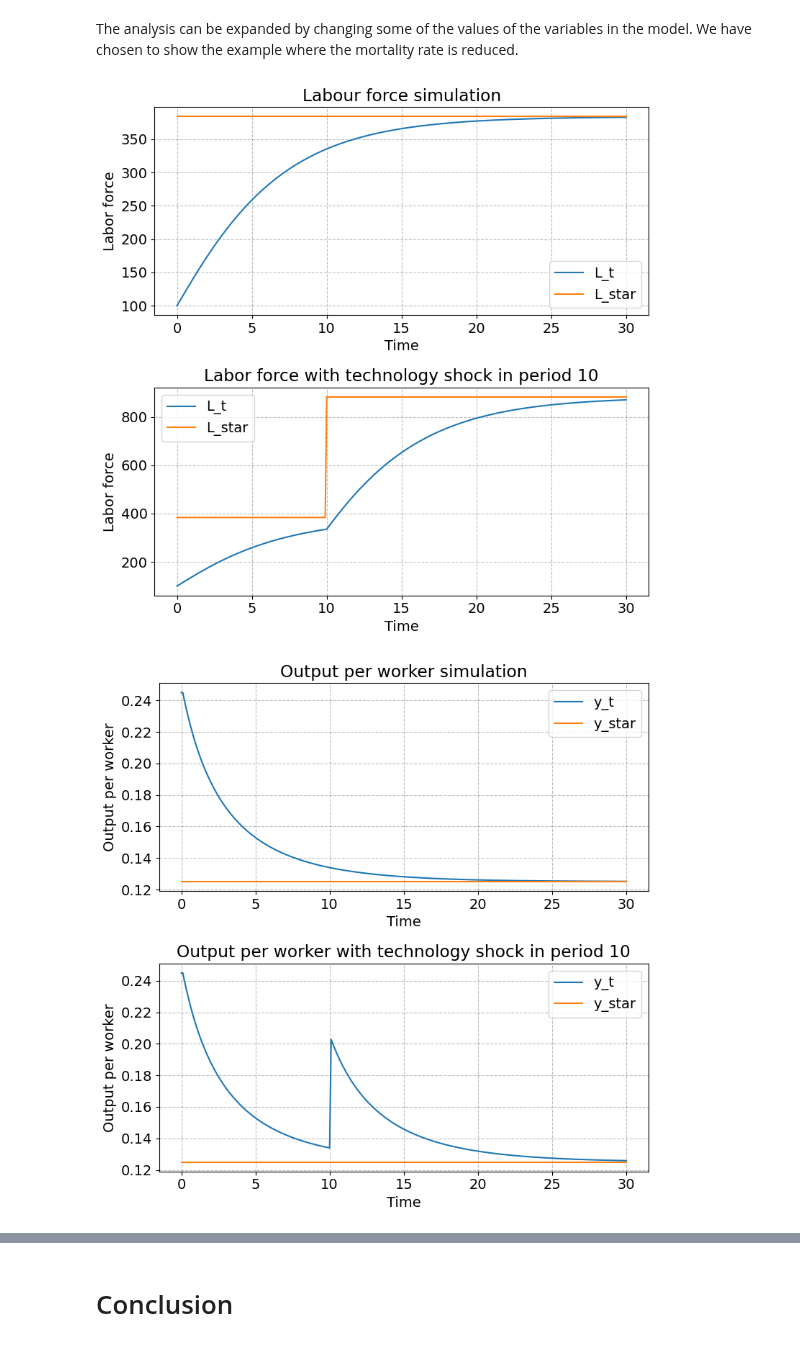
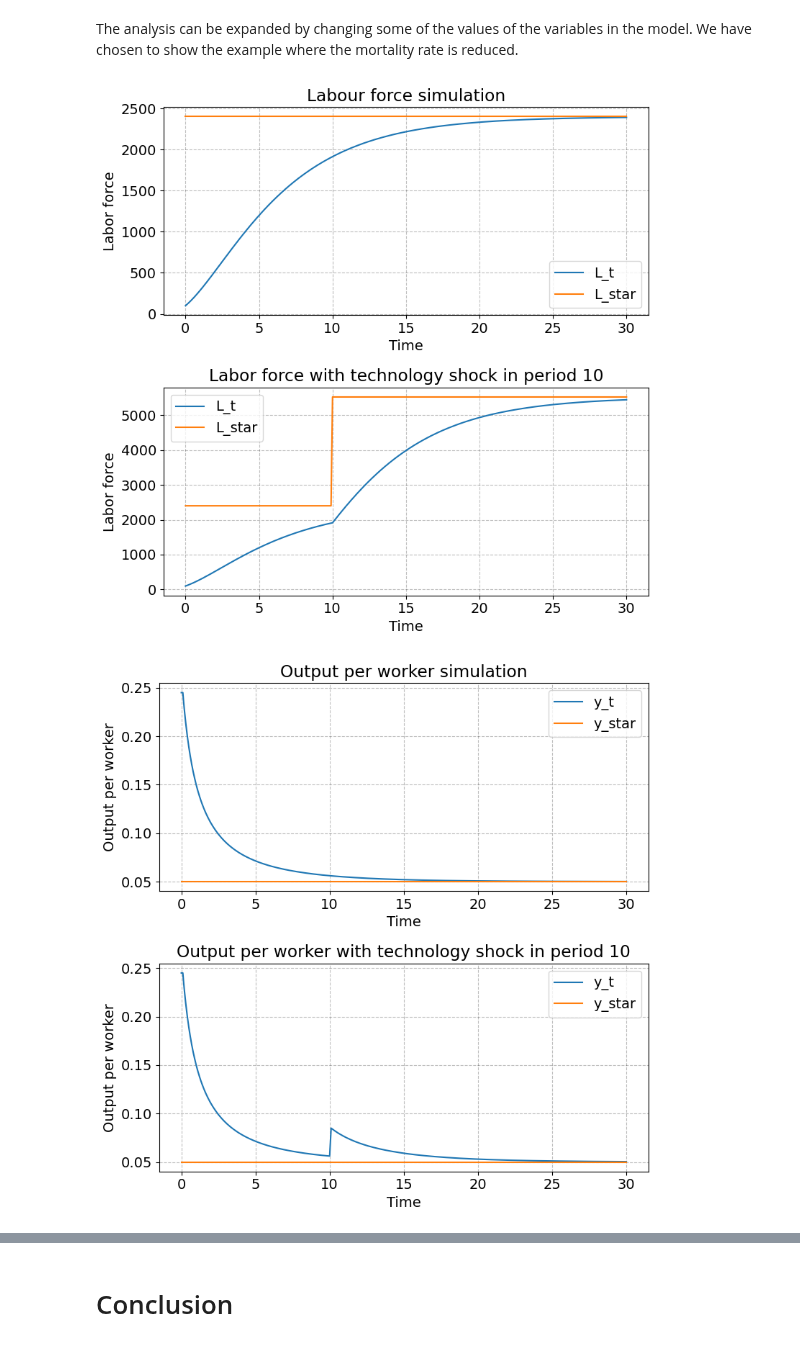
Before and after one commit to NumEconCopenhagen/projects-2023-mmj, a Jupyter notebook: modelproject/modelproject.ipynb, the cells around one changed output, grey strips where cells are left out. Drawn from its saved outputs; the diff is of its cells as text; code cells hidden in the pictures.

```diff
--- a/modelproject/modelproject.ipynb
+++ b/modelproject/modelproject.ipynb
@@ -259,7 +259,7 @@ The analysis can be expanded by changing some of the values of the variables in
 # %%
 # define the values of the model
 alpha = 0.5
-eta = 0.32
+eta = 0.8
 mu = 0.04
 L_0 = 100
 L_t = L_0
@@ -311,34 +311,34 @@ for t in range(1, int(T/dt) + 1):
         A = 2.3 * A  # shock in parameter A
     L_t1 = n_t*L_t + (1-mu)*L_t
     L_t = L_t1
     L_star = ((eta / mu) ** (1/alpha)) * A * X
     t_values_shock.append(t*dt)
     L_t_values_shock.append(L_t)
     L_star_values_shock.append(L_star)
     y_t_values_shock.append(y_t)
     y_star_values_shock.append(y_star)
 
 # plot labor force simulation and steady state value
 fig, axs = plt.subplots(2, 1, figsize=(8, 8))
 axs[0].plot(t_values, L_t_values, label='L_t')
 axs[0].plot(t_values, L_star_values, label='L_star')
 axs[0].set_xlabel('Time')
 axs[0].set_ylabel('Labor force')
 axs[0].set_title('Labour force simulation')
 axs[0].legend()
 
 # plot with a positive shock in A
 axs[1].plot(t_values_shock, L_t_values_shock, label='L_t')
 axs[1].plot(t_values_shock, L_star_values_shock, label='L_star')
 axs[1].set_xlabel('Time')
 axs[1].set_ylabel('Labor force')
 axs[1].set_title('Labor force with technology shock in period 10')
 axs[1].legend()
 
 plt.tight_layout()
 plt.show()
 # %% [output]
-[figure, old version]
+[figure, new version]
 # %%
 # plot output per worker simulation and state state value
 fig, axs = plt.subplots(2, 1, figsize=(8, 8))
@@ -360,5 +360,5 @@ axs[1].legend()
 plt.tight_layout()
 plt.show()
 # %% [output]
-[figure, old version]
+[figure, new version]
 # %% [markdown]
```
Also changed, not shown: parts of 3 cells of this notebook.
